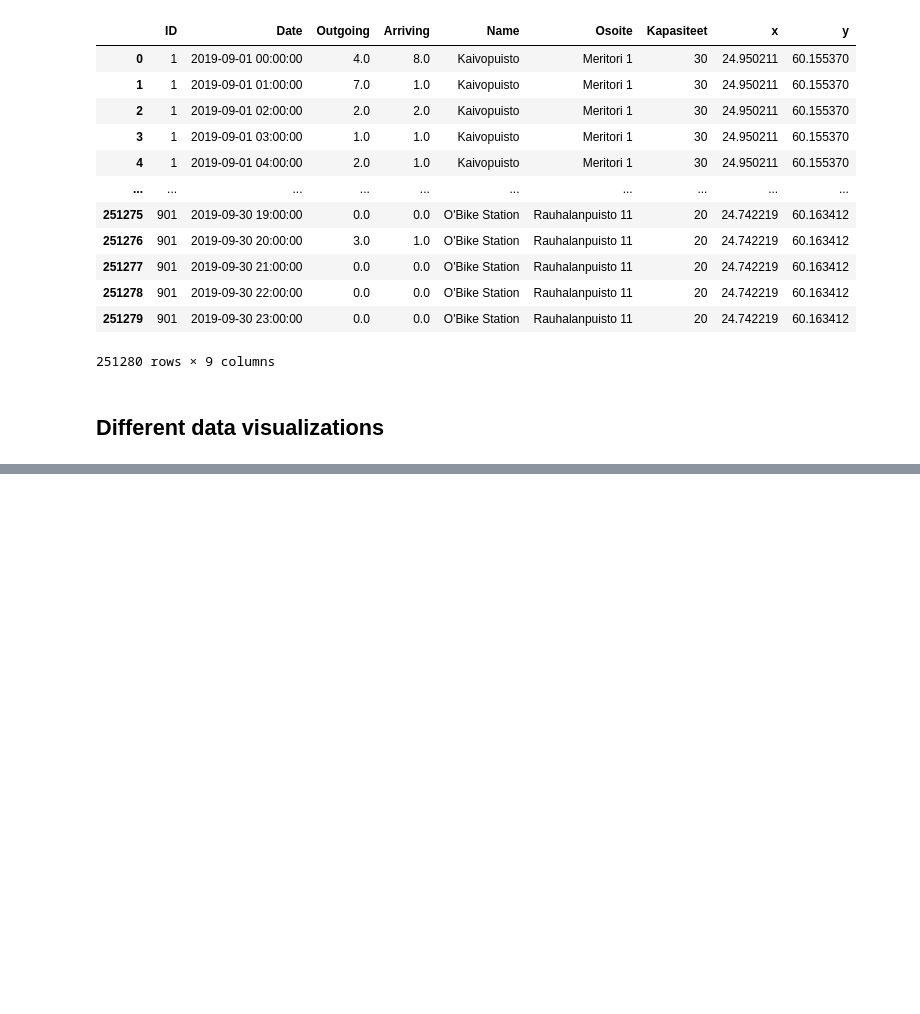
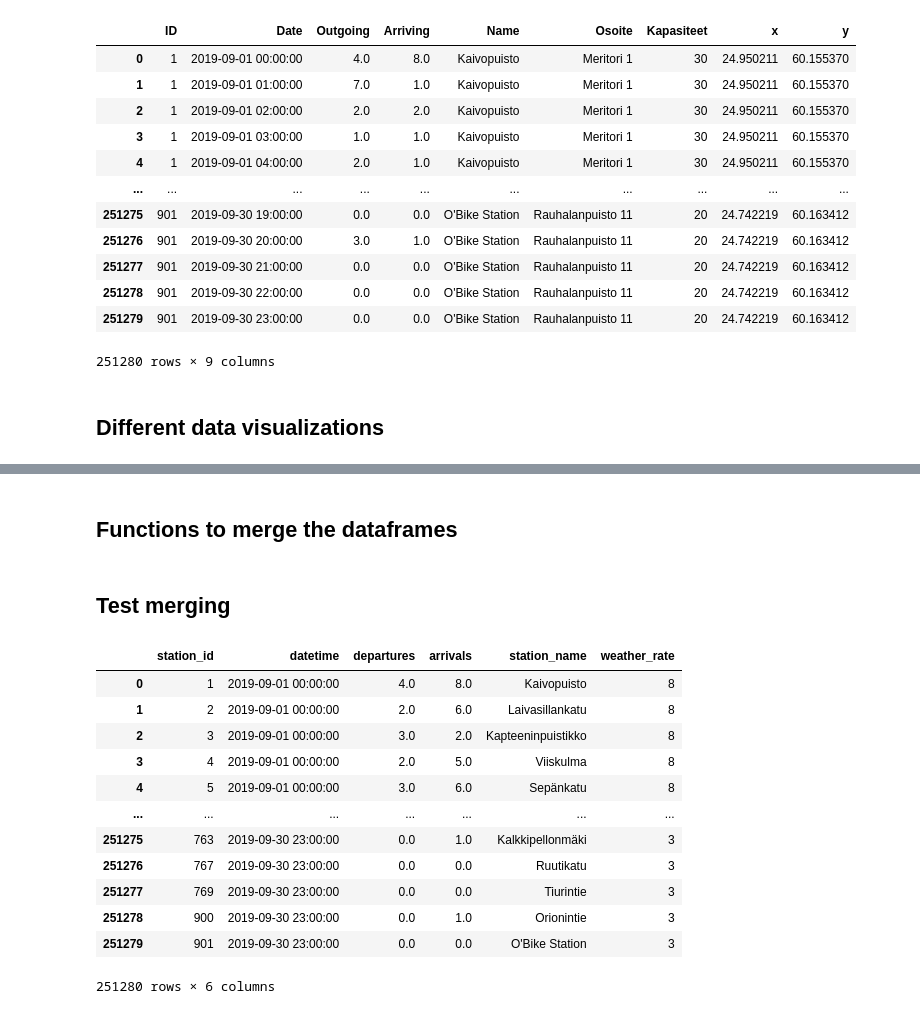
Before and after one commit to giacomogreggio/HSL-citybikes-predictor, a Jupyter notebook: HSL_citybikes_predictor.ipynb, the cells around one changed output, grey strips where cells are left out. Cells and saved outputs as stored; diff of their text form; code cells hidden in the pictures; blank space fills up the shorter version.

Commit message:
Added function for merging the dataframes

```diff
--- a/HSL_citybikes_predictor.ipynb
+++ b/HSL_citybikes_predictor.ipynb
@@ -198,5 +200,6 @@ def preprocess_weather(filepath):
         }
     )
     df = df.drop(['pressure', 'rel_humidity', 'snow_depth', 'dew-point_temp', 'wind_dir', 'gust_speed'], axis=1)
-    df['rate'] = df.apply(lambda row: rate_weather(row), axis=1)
+    df['datetime']=pd.to_datetime(df.year.astype(str)+'-'+df.month.astype(str)+'-'+df.day.astype(str)+' '+df.time.astype(str))
+    df['weather_rate'] = df.apply(lambda row: rate_weather(row), axis=1)
     return df
@@ -215,0 +219,37 @@ data_2.head()
+# %% [markdown]
+## Functions to merge the dataframes
+# %%
+def drop_columns_weather(df):
+  return df.drop(columns=['year','month','day','time','timezone','cloud_amount','rain_intensity','air_temp','visibility','wind_speed'])
+# %%
+def drop_columns_bikes(df):
+  bikes = data.drop(columns=['Osoite','Kapasiteet','x','y'])
+  bikes = bikes.rename(columns={'Date':'datetime', 'Outgoing':'departures', 'Arriving':'arrivals','ID':'station_id','Name':'station_name'})
+  return bikes
+# %%
+# Merging on datetime column: the column must be named 'datetime' in both tables
+def merge_tables(df1, df2):
+  merged = df1.merge(
+    df2,
+    how='inner',
+    on='datetime'
+  )
+  return merged
+# %% [markdown]
+## Test merging
+# %%
+merge_tables(drop_columns_bikes(data),drop_columns_weather(data_2))
+# %% [output]
+|  | station_id | datetime | departures | arrivals | station_name | weather_rate |
+| 0 | 1 | 2019-09-01 00:00:00 | 4.0 | 8.0 | Kaivopuisto | 8 |
+| 1 | 2 | 2019-09-01 00:00:00 | 2.0 | 6.0 | Laivasillankatu | 8 |
+| 2 | 3 | 2019-09-01 00:00:00 | 3.0 | 2.0 | Kapteeninpuistikko | 8 |
+| 3 | 4 | 2019-09-01 00:00:00 | 2.0 | 5.0 | Viiskulma | 8 |
+| 4 | 5 | 2019-09-01 00:00:00 | 3.0 | 6.0 | Sepänkatu | 8 |
+| ... | ... | ... | ... | ... | ... | ... |
+| 251275 | 763 | 2019-09-30 23:00:00 | 0.0 | 1.0 | Kalkkipellonmäki | 3 |
+| 251276 | 767 | 2019-09-30 23:00:00 | 0.0 | 0.0 | Ruutikatu | 3 |
+| 251277 | 769 | 2019-09-30 23:00:00 | 0.0 | 0.0 | Tiurintie | 3 |
+| 251278 | 900 | 2019-09-30 23:00:00 | 0.0 | 1.0 | Orionintie | 3 |
+| 251279 | 901 | 2019-09-30 23:00:00 | 0.0 | 0.0 | O'Bike Station | 3 |
+251280 rows × 6 columns
```
Also changed, not shown: parts of 6 cells of this notebook.
